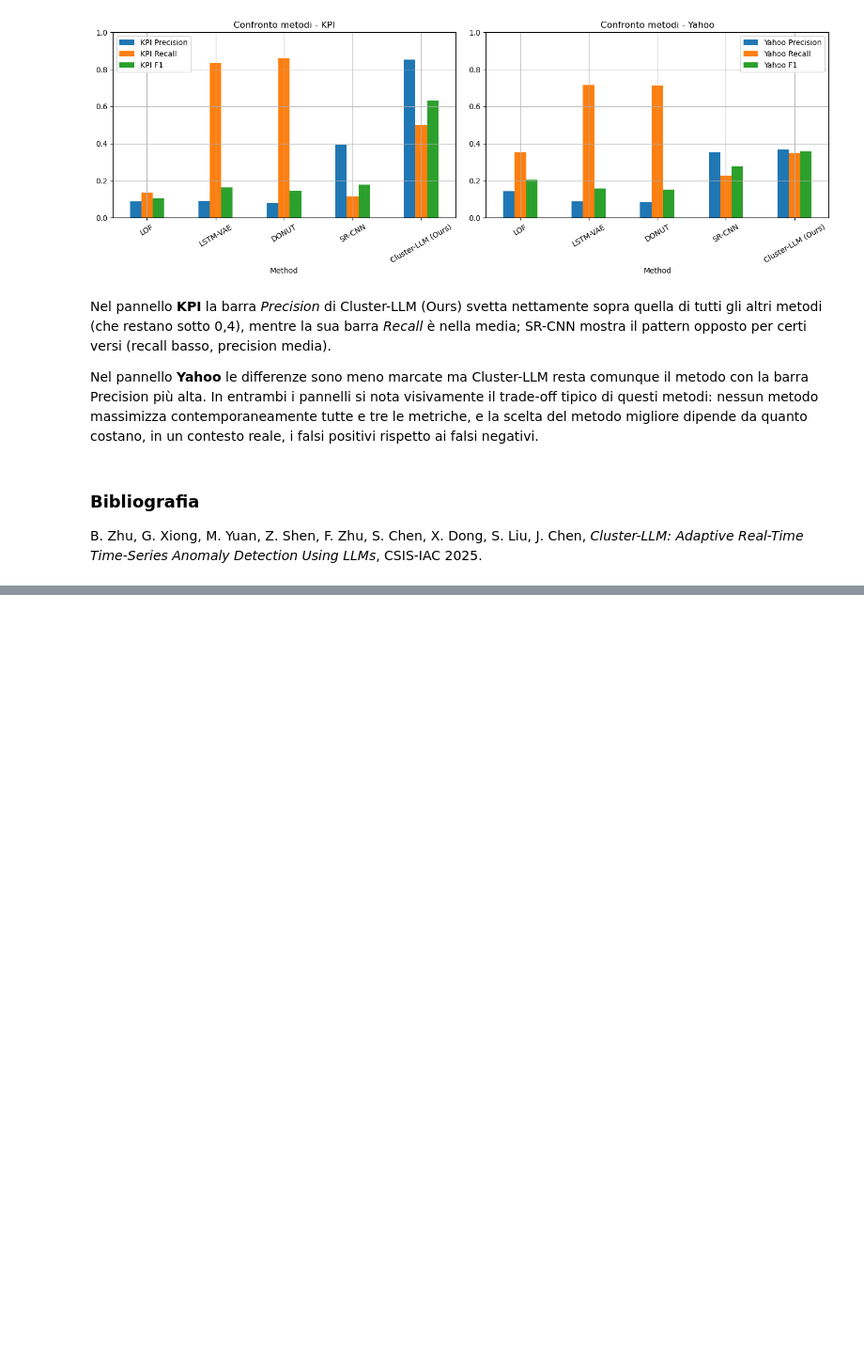
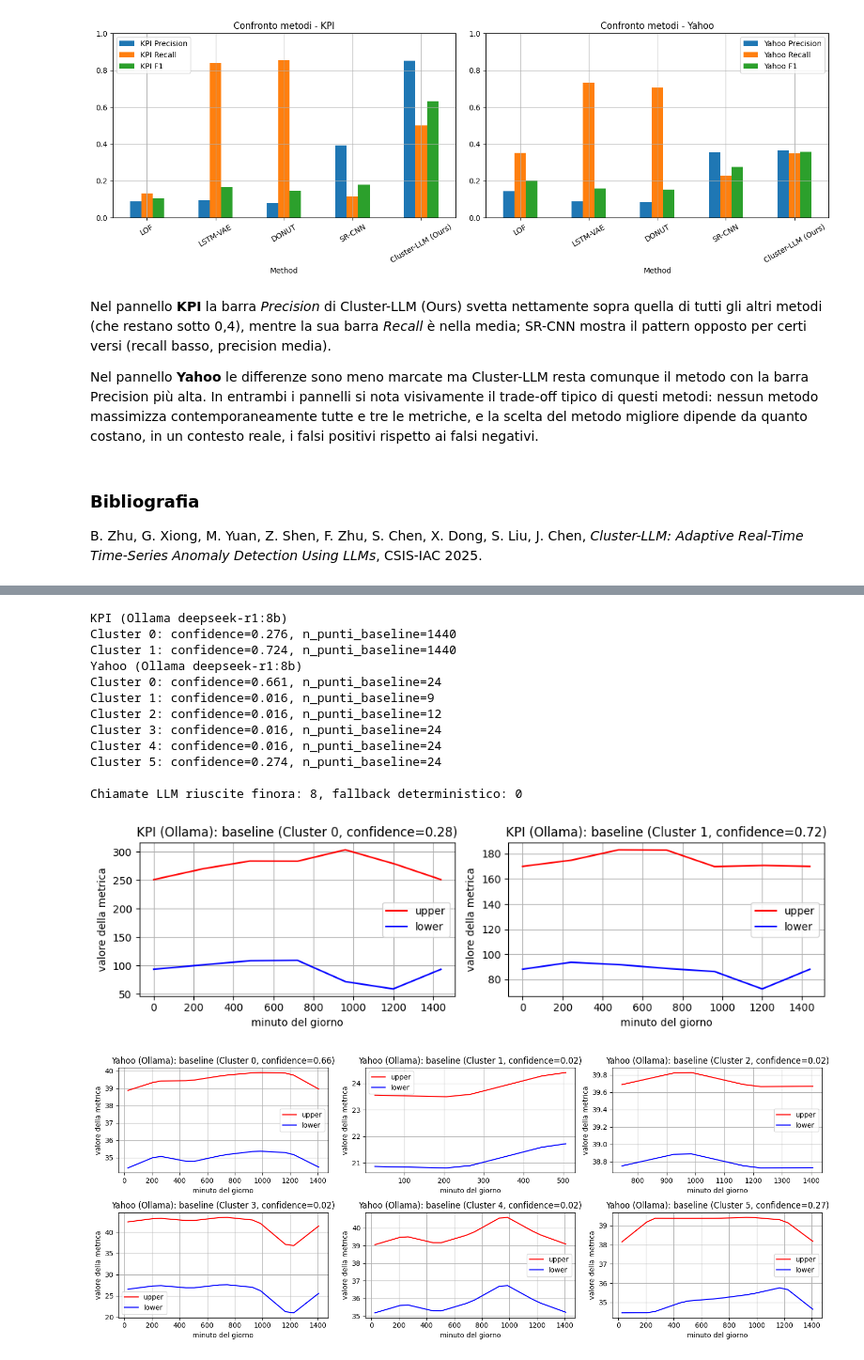
Before and after one commit to GiuliaSimoncini/LAB_Data_Mining, a Jupyter notebook: Cluster_LLM.ipynb, the cells around one changed output, grey strips where cells are left out. Shown at 94% size. Saved outputs shown, nothing was run; the diff lists cells and outputs as text; code cells hidden in the pictures; blank space fills up the shorter version.

```diff
--- a/Cluster_LLM.ipynb
+++ b/Cluster_LLM.ipynb
@@ -1405,0 +1841,30 @@ B. Zhu, G. Xiong, M. Yuan, Z. Shen, F. Zhu, S. Chen, X. Dong, S. Liu, J. Chen, *
+# %%
+llm_cluster_profiles = build_cluster_profiles_llm(kpi_pp[example_key])
+llm_yahoo_cluster_profiles = build_cluster_profiles_llm(yahoo_pp[yahoo_example_key])
+
+print("KPI (Ollama deepseek-r1:8b)")
+for cid, prof in llm_cluster_profiles.items():
+    print(f"Cluster {cid}: confidence={prof.confidence:.3f}, n_punti_baseline={len(prof.lower)}")
+print("Yahoo (Ollama deepseek-r1:8b)")
+for cid, prof in llm_yahoo_cluster_profiles.items():
+    print(f"Cluster {cid}: confidence={prof.confidence:.3f}, n_punti_baseline={len(prof.lower)}")
+
+print(f"\nChiamate LLM riuscite finora: {LLM_CALL_STATS['ok']}, fallback deterministico: {LLM_CALL_STATS['fallback']}")
+
+plot_fig4(llm_cluster_profiles, "KPI (Ollama)")
+plot_fig4(llm_yahoo_cluster_profiles, "Yahoo (Ollama)")
+# %% [output]
+KPI (Ollama deepseek-r1:8b)
+Cluster 0: confidence=0.276, n_punti_baseline=1440
+Cluster 1: confidence=0.724, n_punti_baseline=1440
+Yahoo (Ollama deepseek-r1:8b)
+Cluster 0: confidence=0.661, n_punti_baseline=24
+Cluster 1: confidence=0.016, n_punti_baseline=9
+Cluster 2: confidence=0.016, n_punti_baseline=12
+Cluster 3: confidence=0.016, n_punti_baseline=24
+Cluster 4: confidence=0.016, n_punti_baseline=24
+Cluster 5: confidence=0.274, n_punti_baseline=24
+
+Chiamate LLM riuscite finora: 8, fallback deterministico: 0
+[figure, added]
+[figure, added]
```
Also changed, not shown: parts of 42 cells of this notebook.
